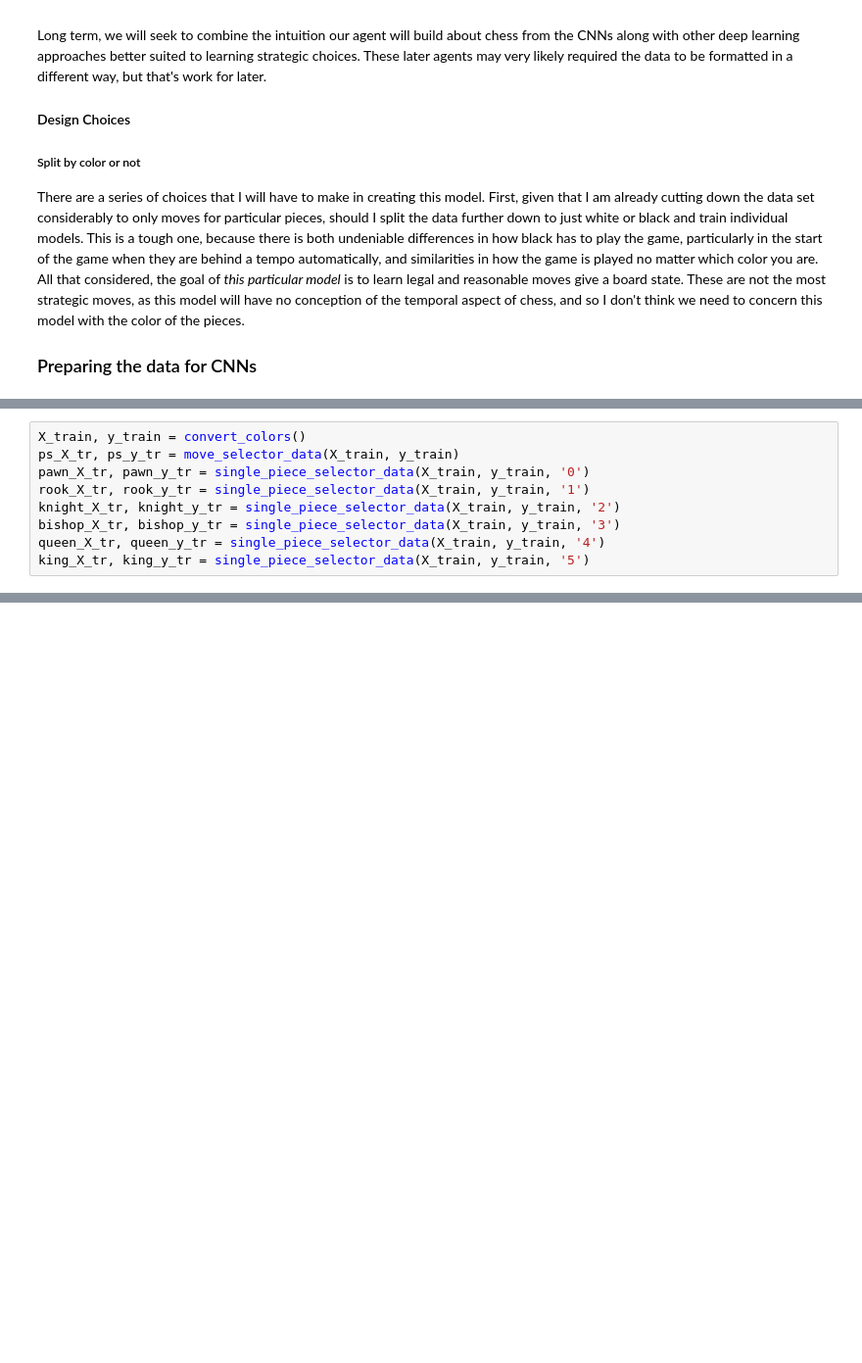
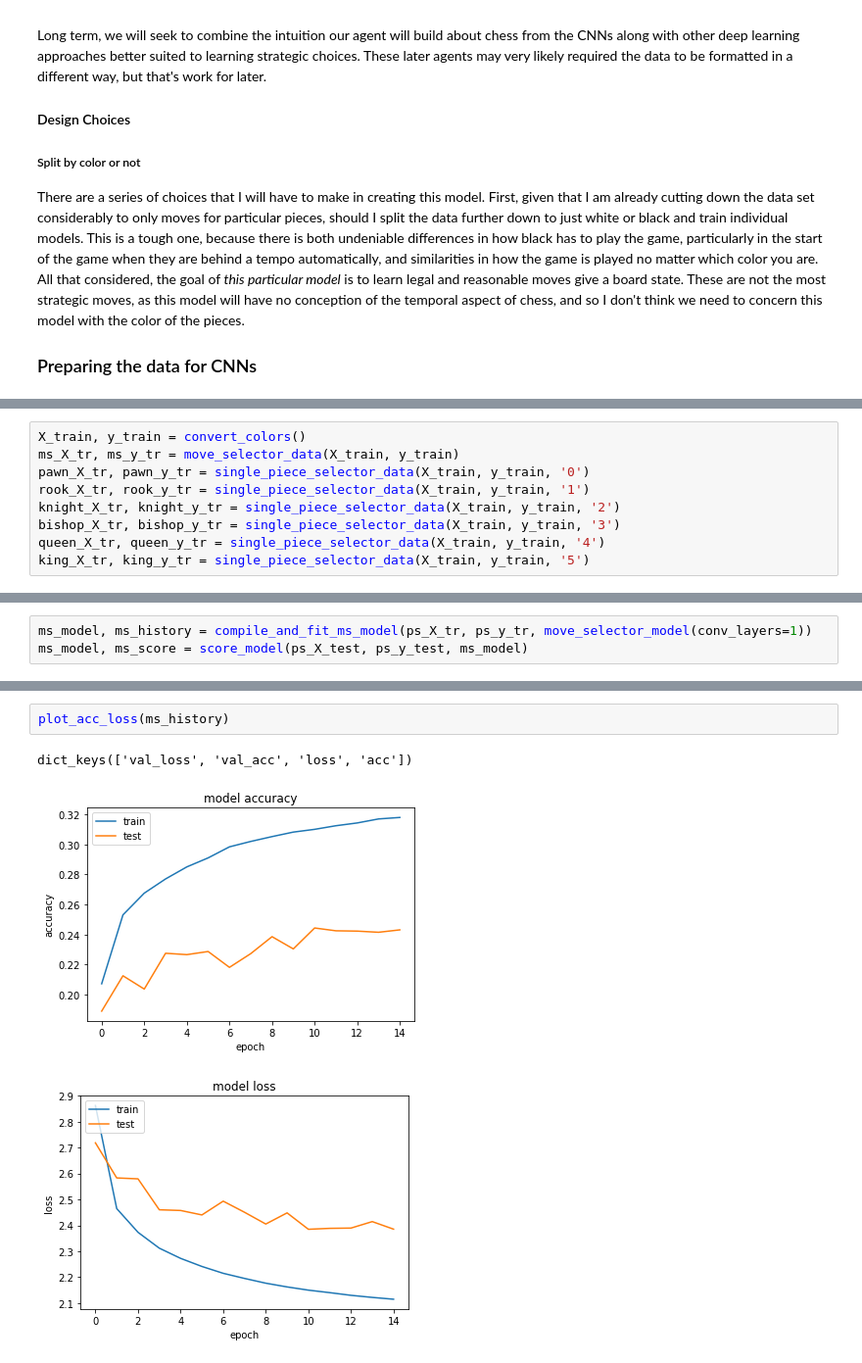
Before and after one commit to mrklees/deepconv-chess, a Jupyter notebook: Convolutional Model.ipynb, the cells around one changed output, grey strips where cells are left out. Shown at 98% size. Cells and saved outputs as stored; diff of their text form; blank space fills up the shorter version.

```diff
--- a/Convolutional Model.ipynb
+++ b/Convolutional Model.ipynb
@@ -81,6 +85,6 @@ def single_piece_selector_data(bs, ms, piece):
 # %%
 X_train, y_train = convert_colors()
-ps_X_tr, ps_y_tr = move_selector_data(X_train, y_train)
+ms_X_tr, ms_y_tr = move_selector_data(X_train, y_train)
 pawn_X_tr, pawn_y_tr = single_piece_selector_data(X_train, y_train, '0')
 rook_X_tr, rook_y_tr = single_piece_selector_data(X_train, y_train, '1')
 knight_X_tr, knight_y_tr = single_piece_selector_data(X_train, y_train, '2')
@@ -114,0 +185,3 @@ The King Move Selector data set contains 25385 boards
+# %%
+ms_model, ms_history = compile_and_fit_ms_model(ps_X_tr, ps_y_tr, move_selector_model(conv_layers=1))
+ms_model, ms_score = score_model(ps_X_test, ps_y_test, ms_model)
@@ -115 +207,7 @@ The King Move Selector data set contains 25385 boards
+# %%
+plot_acc_loss(ms_history)
+# %% [output]
+dict_keys(['val_loss', 'val_acc', 'loss', 'acc'])
+[figure, added]
+[figure, added]
 # %%
```
Also changed, not shown: parts of 16 cells of this notebook.
